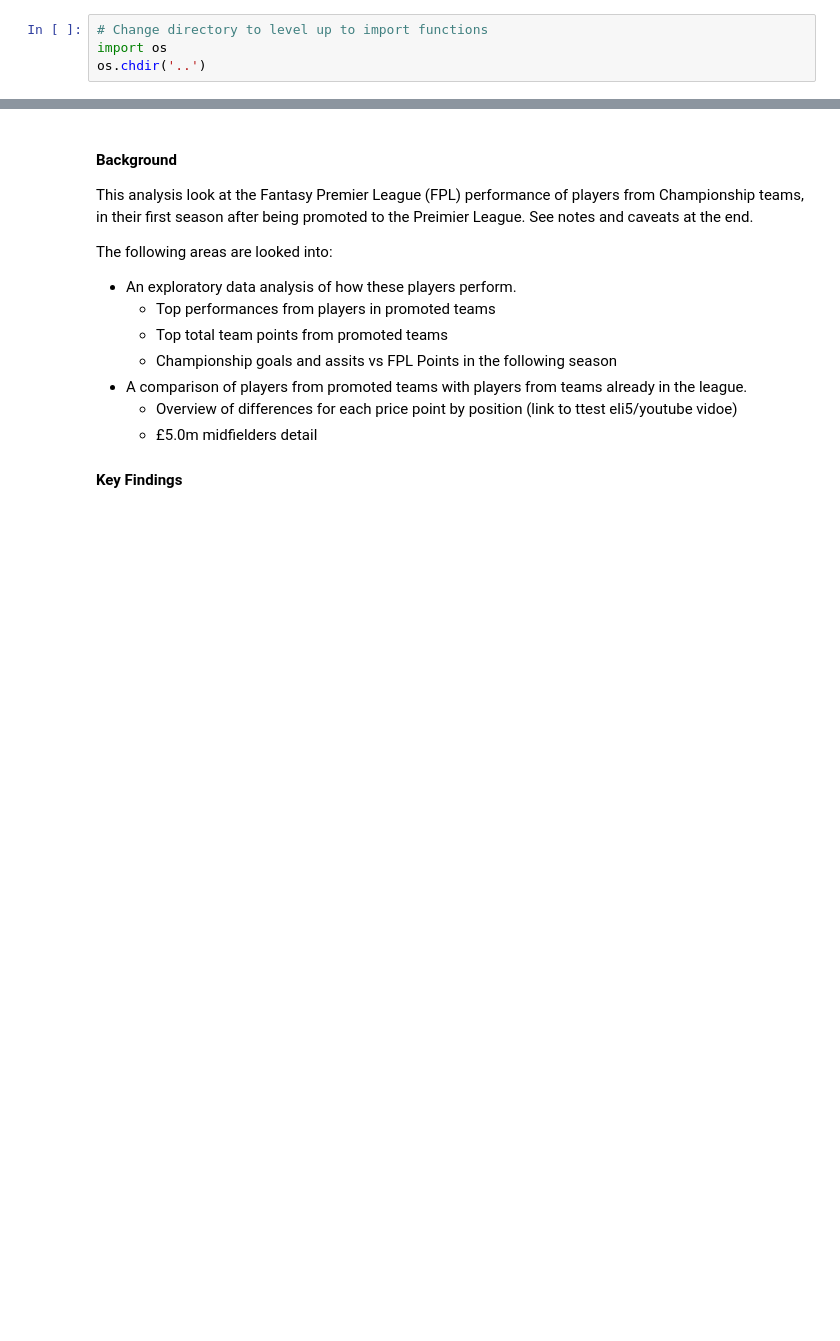
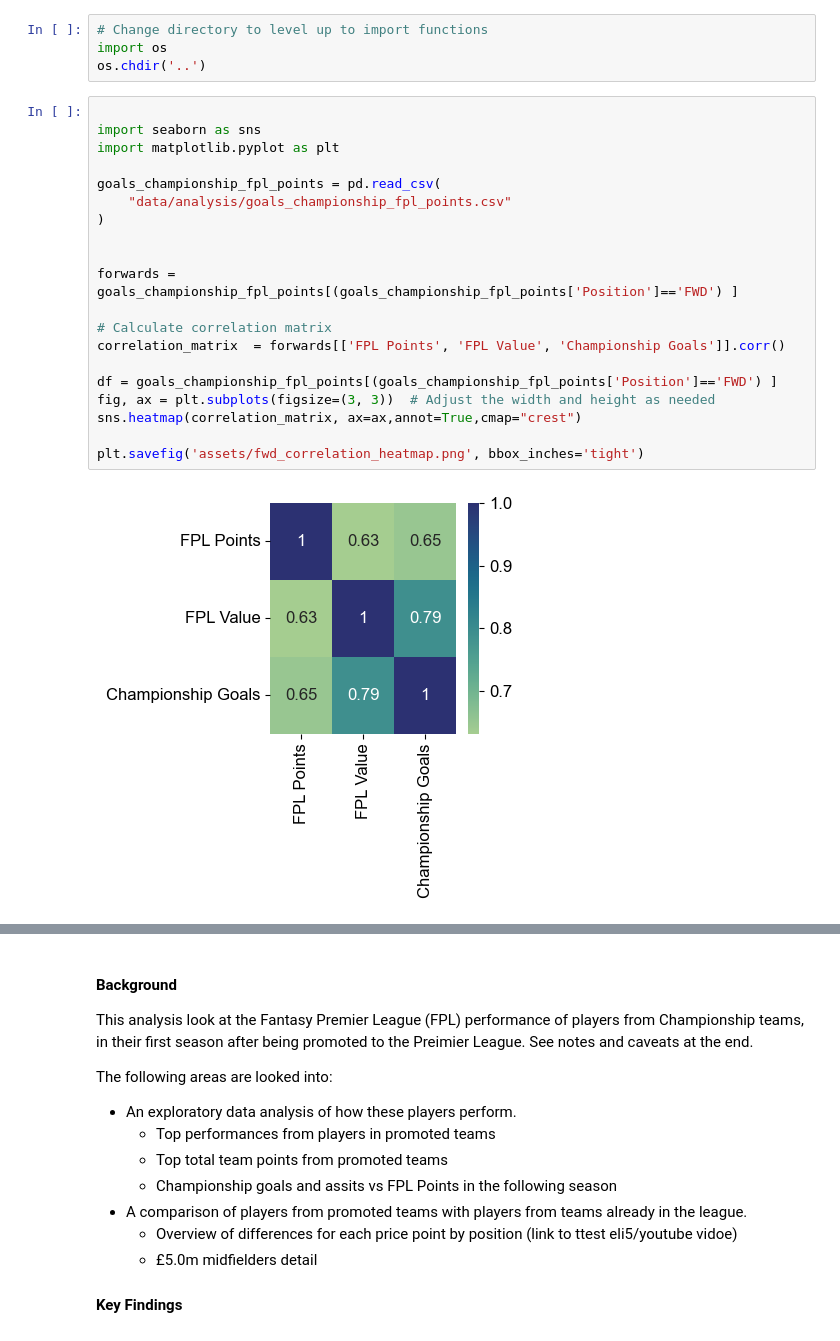
Before and after one commit to EdwardAnalytics/fpl-championship-analysis, a Jupyter notebook: notebooks/report.ipynb, the cells around one changed output, grey strips where cells are left out. Cells and saved outputs as stored; diff of their text form; blank space fills up the shorter version.

```diff
--- a/notebooks/report.ipynb
+++ b/notebooks/report.ipynb
@@ -2,3 +2,25 @@
 # Change directory to level up to import functions
 import os
 os.chdir('..')
+# %%
+
+import seaborn as sns
+import matplotlib.pyplot as plt
+
+goals_championship_fpl_points = pd.read_csv(
+    "data/analysis/goals_championship_fpl_points.csv"
+)
+
+
+forwards = goals_championship_fpl_points[(goals_championship_fpl_points['Position']=='FWD') ]
+
+# Calculate correlation matrix
+correlation_matrix  = forwards[['FPL Points', 'FPL Value', 'Championship Goals']].corr()
+
+df = goals_championship_fpl_points[(goals_championship_fpl_points['Position']=='FWD') ]
+fig, ax = plt.subplots(figsize=(3, 3))  # Adjust the width and height as needed
+sns.heatmap(correlation_matrix, ax=ax,annot=True,cmap="crest")
+
+plt.savefig('assets/fwd_correlation_heatmap.png', bbox_inches='tight')
+# %% [output]
+[figure, added]
```
Also changed, not shown: parts of 10 cells of this notebook, 20 other files.
